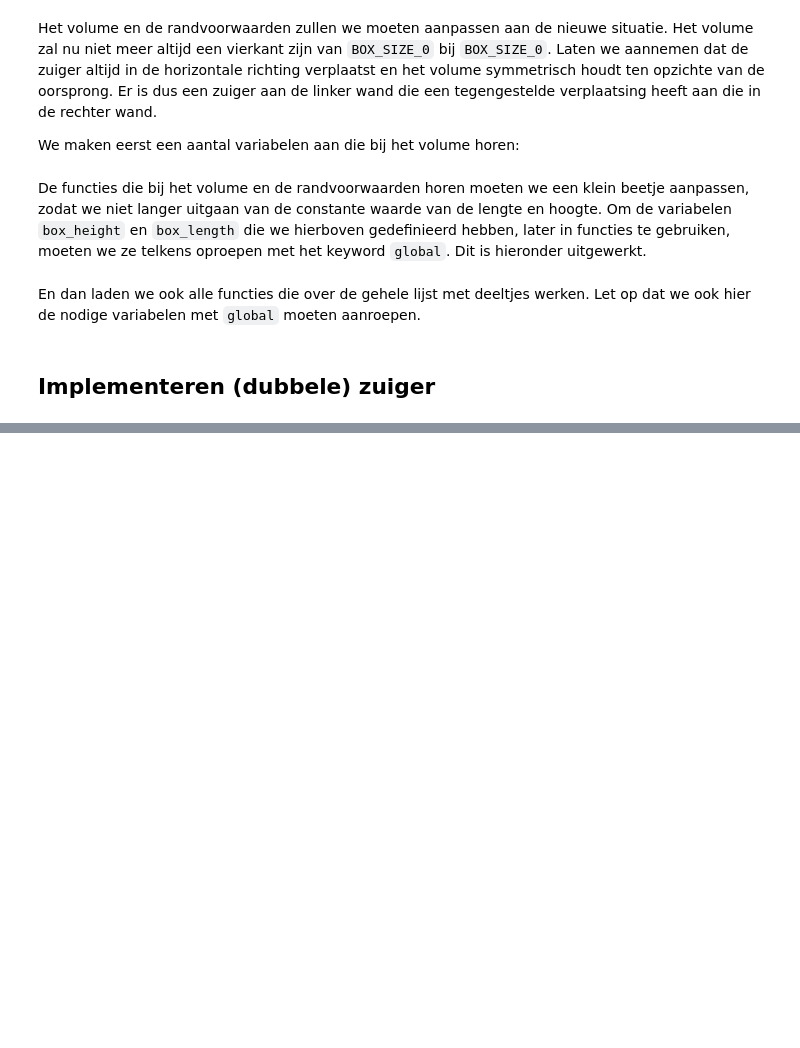
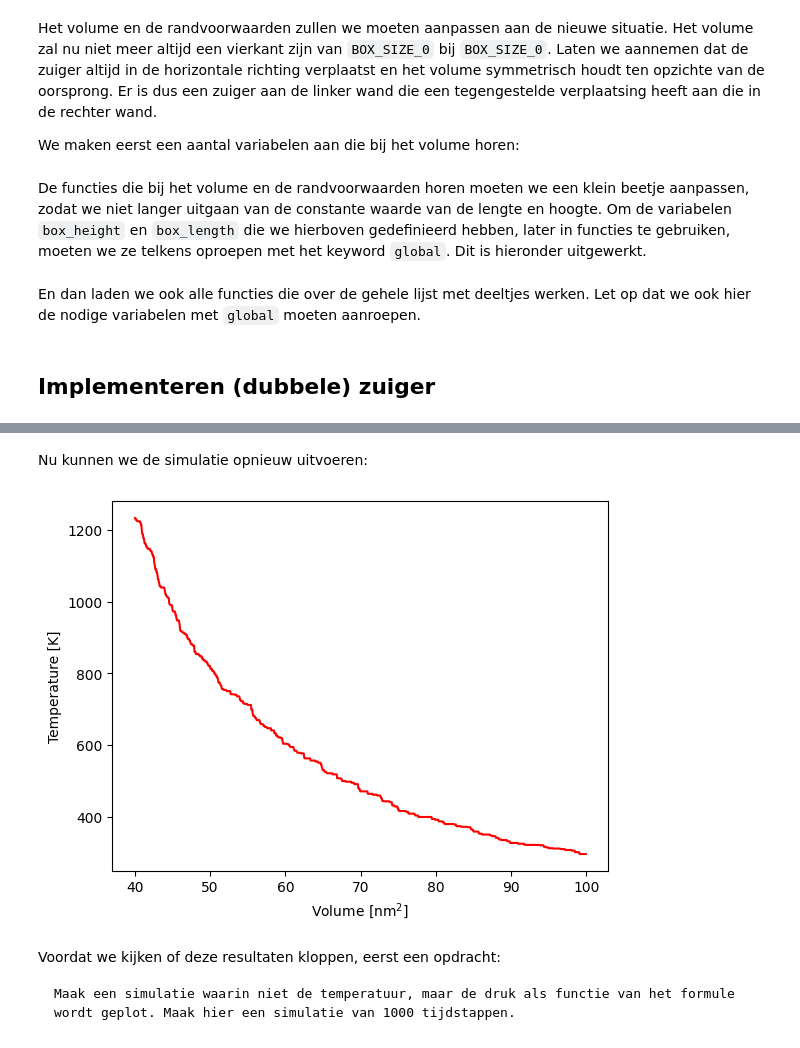
Before and after one commit to Contemporary-Physicslab/PySim, a Jupyter notebook: book/Q2/arbeid.ipynb, the cells around one changed output, grey strips where cells are left out. Drawn from its saved outputs; the diff is of its cells as text; code cells hidden in the pictures; blank space fills up the shorter version.

````diff
--- a/book/Q2/arbeid.ipynb
+++ b/book/Q2/arbeid.ipynb
@@ -145,0 +232,33 @@ def take_time_step(particles):
+# %% [markdown]
+Nu kunnen we de simulatie opnieuw uitvoeren:
+# %%
+particles = []
+volumes = np.zeros(1000, dtype=float)
+temperatures = np.zeros(1000, dtype=float)
+# times = np.linspace(1, 100, 100)
+
+box_length = BOX_SIZE_0         # zetten zuiger terug
+v_piston = V_PISTON_0
+create_particles(particles)     # resetten deeltjes
+for i in range(1000):
+    take_time_step(particles)
+    volumes[i] = box_length * box_height
+    temperatures[i] = temperature(particles)
+
+plt.figure()
+plt.xlabel('Volume [nm$^2$]')
+plt.ylabel('Temperature [K]')
+
+temperatures = np.asarray(temperatures) * 30 * 1.7E-27 * (1E-9 / 2.5E-12)**2 / 1.38E-23
+
+plt.plot(volumes, temperatures, '-r')
+
+plt.show()
+# %% [output]
+[figure, added]
+# %% [markdown]
+Voordat we kijken of deze resultaten kloppen, eerst een opdracht:
+
+```{exercise}
+Maak een simulatie waarin niet de temperatuur, maar de druk als functie van het formule wordt geplot. Maak hier een simulatie van 1000 tijdstappen.
+```
````
Also changed, not shown: parts of 32 cells of this notebook.
